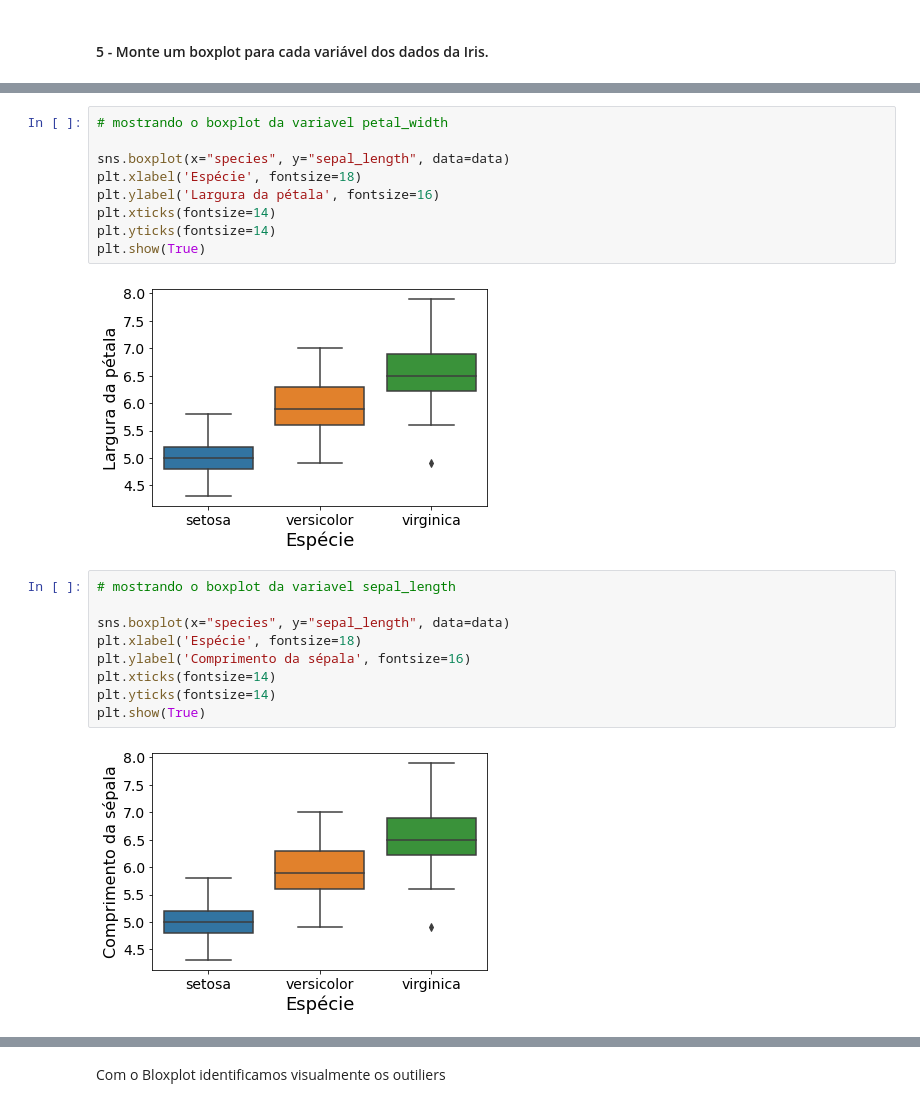
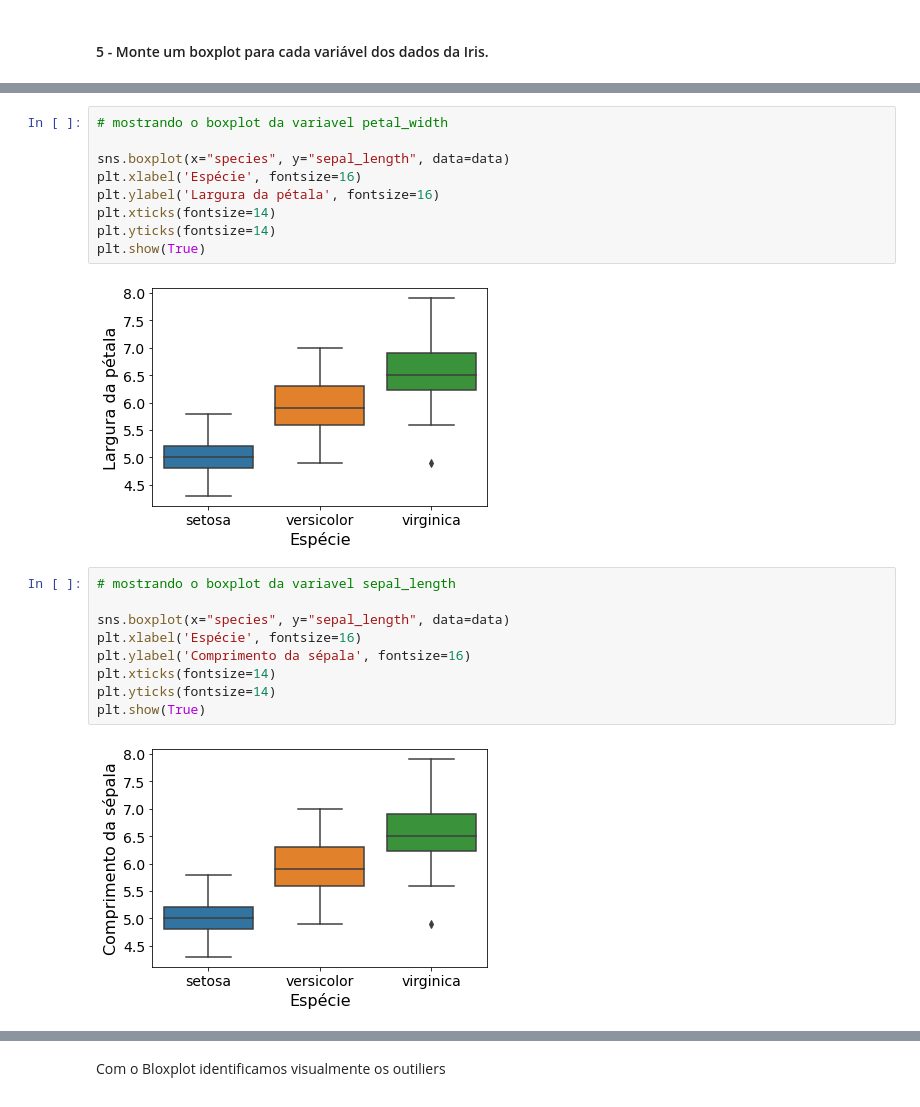
Before and after one commit to talaricoferreira/exercicios_ciencia_dados_usp, a Jupyter notebook: Exercicios-Preparacao-transformacao.ipynb, the cells around one changed output, grey strips where cells are left out. Cells and saved outputs as stored; diff of their text form.

```diff
--- a/Exercicios-Preparacao-transformacao.ipynb
+++ b/Exercicios-Preparacao-transformacao.ipynb
@@ -474,25 +575,25 @@ Index(['sepal_length', 'sepal_width', 'petal_length', 'petal_width',
 # %%
 # mostrando o boxplot da variavel petal_width
 
 sns.boxplot(x="species", y="sepal_length", data=data)
-plt.xlabel('Espécie', fontsize=18)
+plt.xlabel('Espécie', fontsize=16)
 plt.ylabel('Largura da pétala', fontsize=16)
 plt.xticks(fontsize=14)
 plt.yticks(fontsize=14)
 plt.show(True)
 # %% [output]
-[figure, old version]
+[figure, new version]
 # %%
 # mostrando o boxplot da variavel sepal_length
 
 sns.boxplot(x="species", y="sepal_length", data=data)
-plt.xlabel('Espécie', fontsize=18)
+plt.xlabel('Espécie', fontsize=16)
 plt.ylabel('Comprimento da sépala', fontsize=16)
 plt.xticks(fontsize=14)
 plt.yticks(fontsize=14)
 plt.show(True)
 # %% [output]
-[figure, old version]
+[figure, new version]
 # %%
 # mostrando o boxplot da variavel sepal_width
 
```
Also changed, not shown: parts of 42 cells of this notebook.
